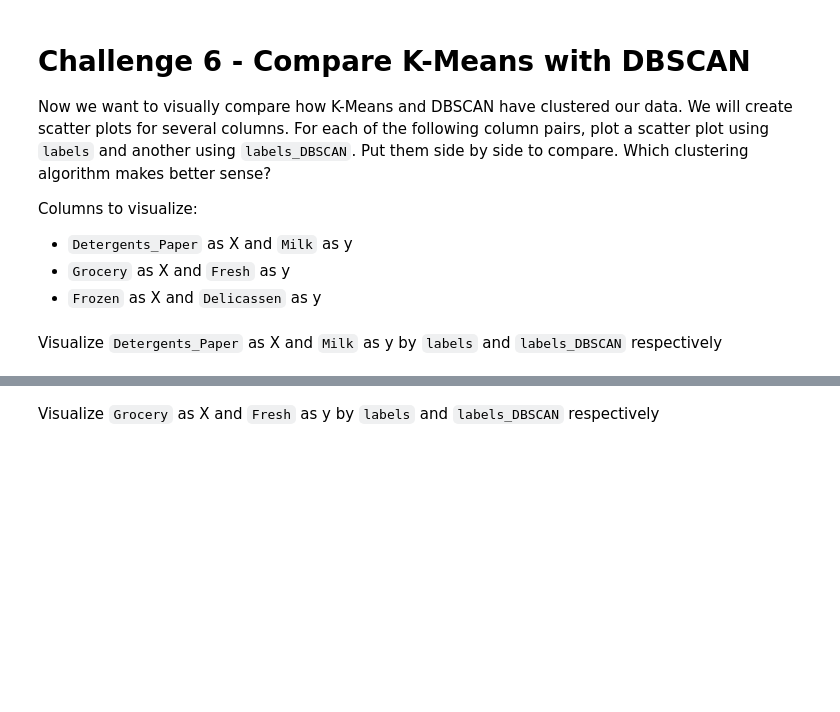
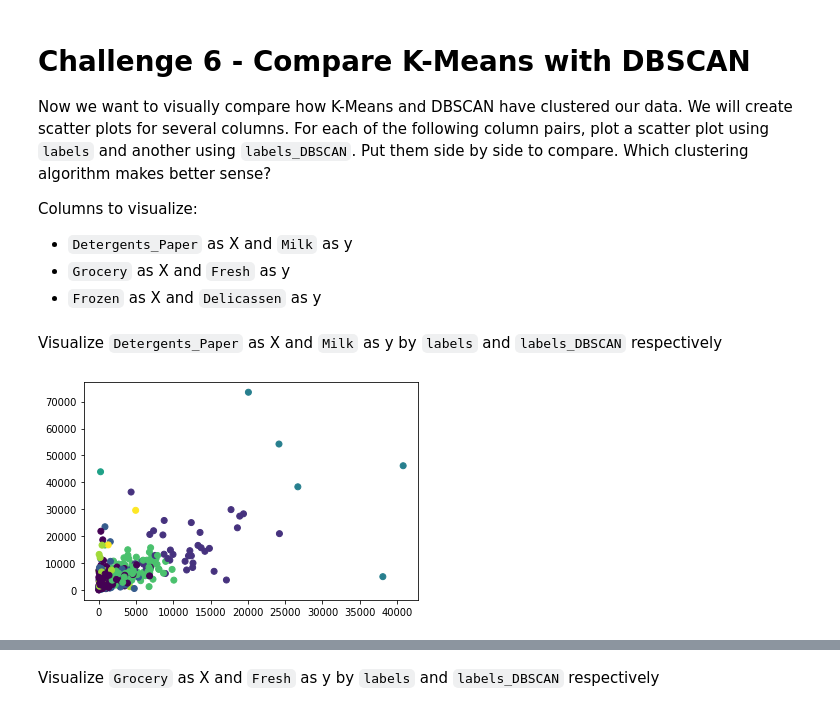
Before and after one commit to ironhack-datalabs/datamad0620, a Jupyter notebook: module-3/lab-unsupervised-learning/your-code/main.ipynb, the cells around one changed output, grey strips where cells are left out. Cells and saved outputs as stored; diff of their text form; code cells hidden in the pictures; blank space fills up the shorter version.

```diff
--- a/module-3/lab-unsupervised-learning/your-code/main.ipynb
+++ b/module-3/lab-unsupervised-learning/your-code/main.ipynb
@@ -94,0 +94,6 @@ from sklearn.preprocessing import StandardScaler
+# %%
+from sklearn.preprocessing import StandardScaler
+
+scale_data = StandardScaler()
+customers_scale = scaler.fit_transform(customers)
+customers_scale
@@ -100,0 +118,6 @@ Now let's cluster the data with K-Means first. Initiate the K-Means model, then
+# %%
+from sklearn.cluster import KMeans
+
+kmeans = KMeans().fit(customers_scale)
+customers["labels"] = kmeans.labels_
+customers.head()
@@ -110,0 +149,6 @@ Now let's cluster the data using DBSCAN. Use `DBSCAN(eps=0.5)` to initiate the m
+# %%
+from sklearn.cluster import DBSCAN
+
+cluster = DBSCAN(eps=0.5).fit(scaled_data)
+customers['labels_DBSCAN'] = cluster.labels_
+customers.head()
@@ -128,0 +189,4 @@ Visualize `Detergents_Paper` as X and `Milk` as y by `labels` and `labels_DBSCAN
+# %%
+plt.scatter(customers["Detergents_Paper"], customers["Milk"], c=customers["labels"]);
+# %% [output]
+[figure, added]
```
Also changed, not shown: parts of 34 cells of this notebook.
